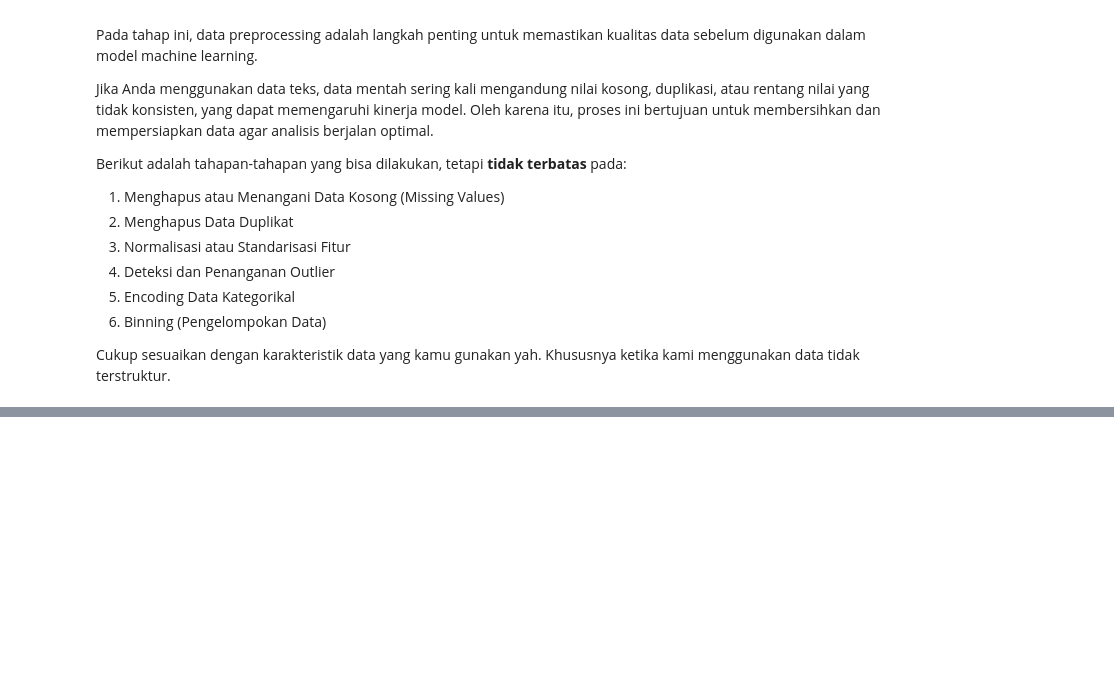
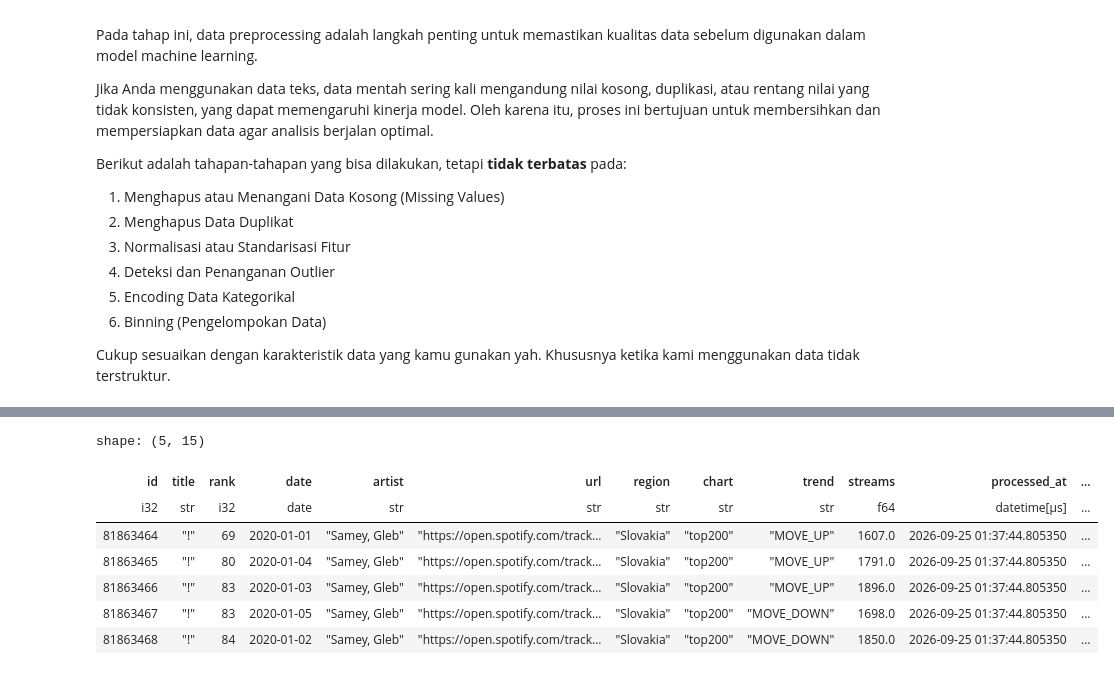
Before and after one commit to Aldi-H/spotify-chart-mlops, a Jupyter notebook: notebooks/spotify_chart_mlops.ipynb, the cells around one changed output, grey strips where cells are left out. Cells and saved outputs as stored; diff of their text form; code cells hidden in the pictures; blank space fills up the shorter version.

```diff
--- a/notebooks/spotify_chart_mlops.ipynb
+++ b/notebooks/spotify_chart_mlops.ipynb
@@ -60,3 +242,11 @@ Berikut adalah tahapan-tahapan yang bisa dilakukan, tetapi **tidak terbatas** pa
 6. Binning (Pengelompokan Data)
 
 Cukup sesuaikan dengan karakteristik data yang kamu gunakan yah. Khususnya ketika kami menggunakan data tidak terstruktur.
+# %%
+df_clean = df.filter(
+    (pl.col("chart") == "viral50") | ((pl.col("streams") >= lower) & (pl.col("streams") <= upper))
+)
+
+print(f"Before: {df.height:,}")
+print(f"After outlier removal: {df_clean.height:,}")
+print(f"Removed: {df.height - df_clean.height:,}")
@@ -62,0 +273,18 @@ Cukup sesuaikan dengan karakteristik data yang kamu gunakan yah. Khususnya ketik
+# %%
+df_clean = df_clean.with_columns([
+    pl.col("date").cast(pl.Utf8).str.slice(0, 4).cast(pl.Int16).alias("year"),
+    pl.col("date").cast(pl.Utf8).str.slice(5, 2).cast(pl.Int8).alias("month"),
+
+    pl.col("date").dt.weekday().alias("day_of_week")
+])
+
+df_clean.head()
+# %% [output]
+shape: (5, 15)
+| id | title | rank | date | artist | url | region | chart | trend | streams | processed_at | ... |
+| i32 | str | i32 | date | str | str | str | str | str | f64 | datetime[μs] | ... |
+| 81863464 | "!" | 69 | 2020-01-01 | "Samey, Gleb" | "https://open.spotify.com/track… | "Slovakia" | "top200" | "MOVE_UP" | 1607.0 | 2026-09-25 01:37:44.805350 | ... |
+| 81863465 | "!" | 80 | 2020-01-04 | "Samey, Gleb" | "https://open.spotify.com/track… | "Slovakia" | "top200" | "MOVE_UP" | 1791.0 | 2026-09-25 01:37:44.805350 | ... |
+| 81863466 | "!" | 83 | 2020-01-03 | "Samey, Gleb" | "https://open.spotify.com/track… | "Slovakia" | "top200" | "MOVE_UP" | 1896.0 | 2026-09-25 01:37:44.805350 | ... |
+| 81863467 | "!" | 83 | 2020-01-05 | "Samey, Gleb" | "https://open.spotify.com/track… | "Slovakia" | "top200" | "MOVE_DOWN" | 1698.0 | 2026-09-25 01:37:44.805350 | ... |
+| 81863468 | "!" | 84 | 2020-01-02 | "Samey, Gleb" | "https://open.spotify.com/track… | "Slovakia" | "top200" | "MOVE_DOWN" | 1850.0 | 2026-09-25 01:37:44.805350 | ... |
```
Also changed, not shown: parts of 18 cells of this notebook.
